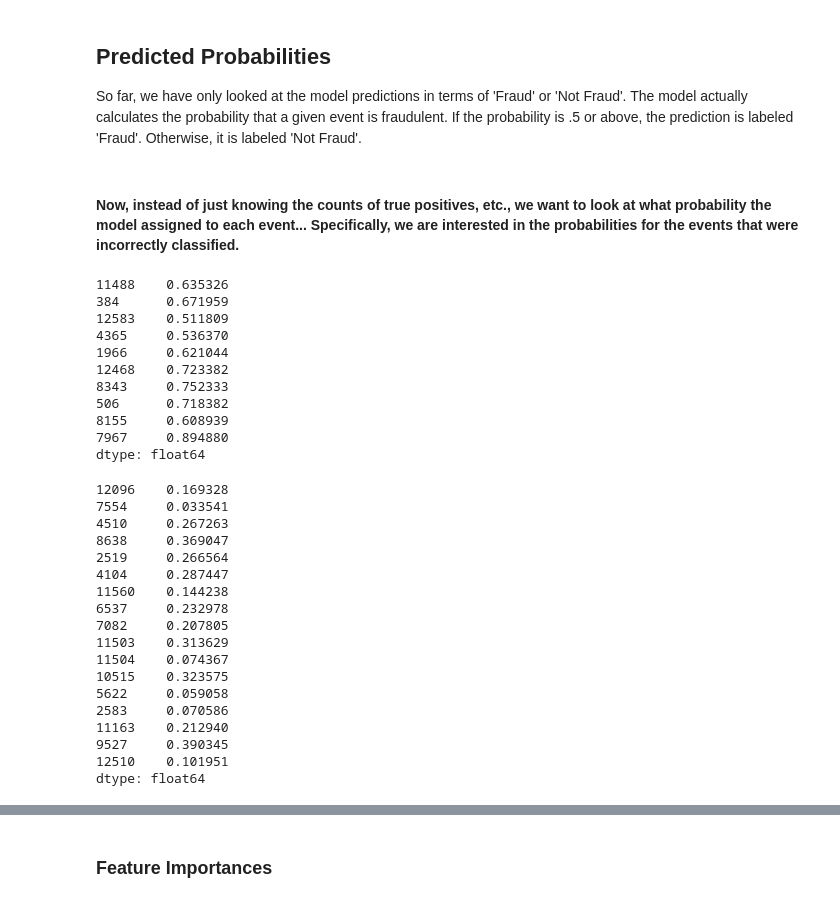
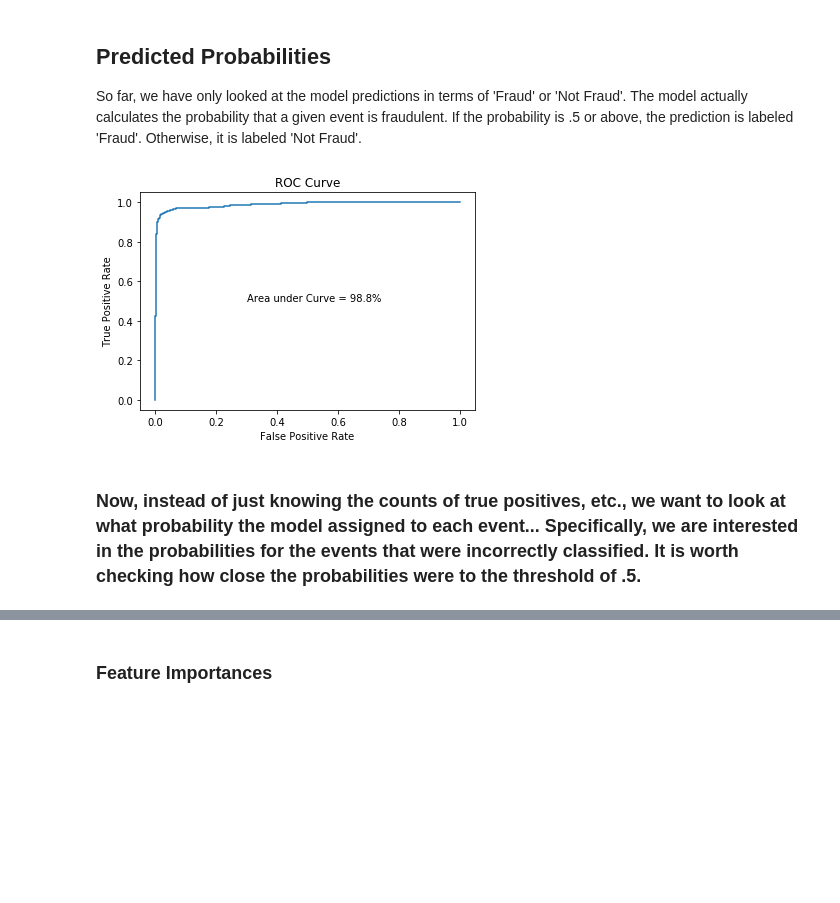
Before and after one commit to kellystroh/Fraud_Detection_Classifier, a Jupyter notebook: model_tuning_RFC.ipynb, the cells around one changed output, grey strips where cells are left out. Drawn from its saved outputs; the diff is of its cells as text; code cells hidden in the pictures; blank space fills up the shorter version.

Commit message:
update model tuning notebook with improved threshold plot

```diff
--- a/model_tuning_RFC.ipynb
+++ b/model_tuning_RFC.ipynb
@@ -243,6 +242,16 @@ pred_prob = rfc.predict_proba(X_test)
 
 ### We will make a pandas series in order to index the predicted probabilities by IDs
 pred_prob_fraud = pd.Series(pred_prob[:,1], index=X_test.index)
+# %%
+fpr, tpr, thresholds = roc_curve(y_test, pred_prob[:,1], pos_label=True)
+plt.plot(fpr,tpr)
+plt.title('ROC Curve')
+plt.ylabel('True Positive Rate')
+plt.xlabel('False Positive Rate')
+plt.text(.3,.5,f'Area under Curve = {round(roc_auc_score(y_test, pred_prob_fraud), 3) * 100}%')
+plt.show()
+# %% [output]
+[figure, added]
 # %% [markdown]
-#### Now, instead of just knowing the counts of true positives, etc., we want to look at what probability the model assigned to each event... Specifically, we are interested in the probabilities for the events that were incorrectly classified.
+### Now, instead of just knowing the counts of true positives, etc., we want to look at what probability the model assigned to each event... Specifically, we are interested in the probabilities for the events that were incorrectly classified. It is worth checking how close the probabilities were to the threshold of .5.
 # %%
@@ -249,37 +259,2 @@ pred_prob_fraud = pd.Series(pred_prob[:,1], index=X_test.index)
 from functions import result_sets
 tp_set, fp_set, tn_set, fn_set = result_sets(y_hat, y_test)
-# %%
-pred_prob_fraud[fp_set]
-# %% [output]
-11488    0.635326
-384      0.671959
-12583    0.511809
-4365     0.536370
-1966     0.621044
-12468    0.723382
-8343     0.752333
-506      0.718382
-8155     0.608939
-7967     0.894880
-dtype: float64
-# %%
-pred_prob_fraud[fn_set]
-# %% [output]
-12096    0.169328
-7554     0.033541
-4510     0.267263
-8638     0.369047
-2519     0.266564
-4104     0.287447
-11560    0.144238
-6537     0.232978
-7082     0.207805
-11503    0.313629
-11504    0.074367
-10515    0.323575
-5622     0.059058
-2583     0.070586
-11163    0.212940
-9527     0.390345
-12510    0.101951
-dtype: float64
```
Also changed, not shown: parts of 11 cells of this notebook.
